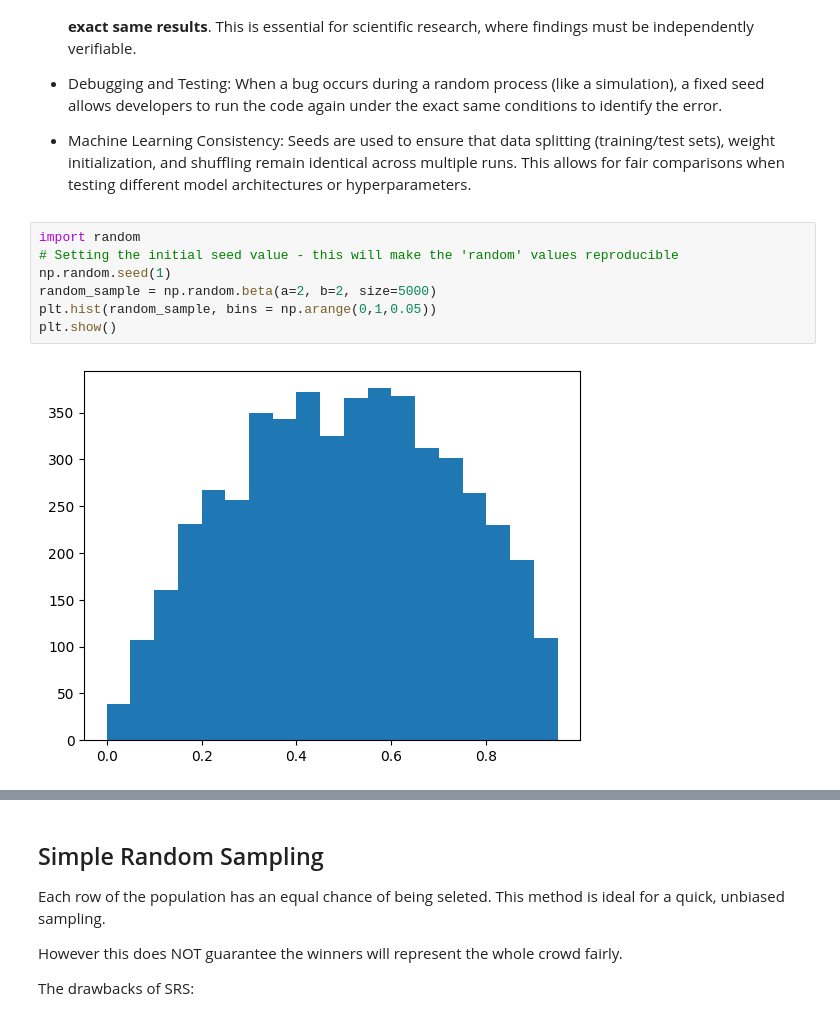
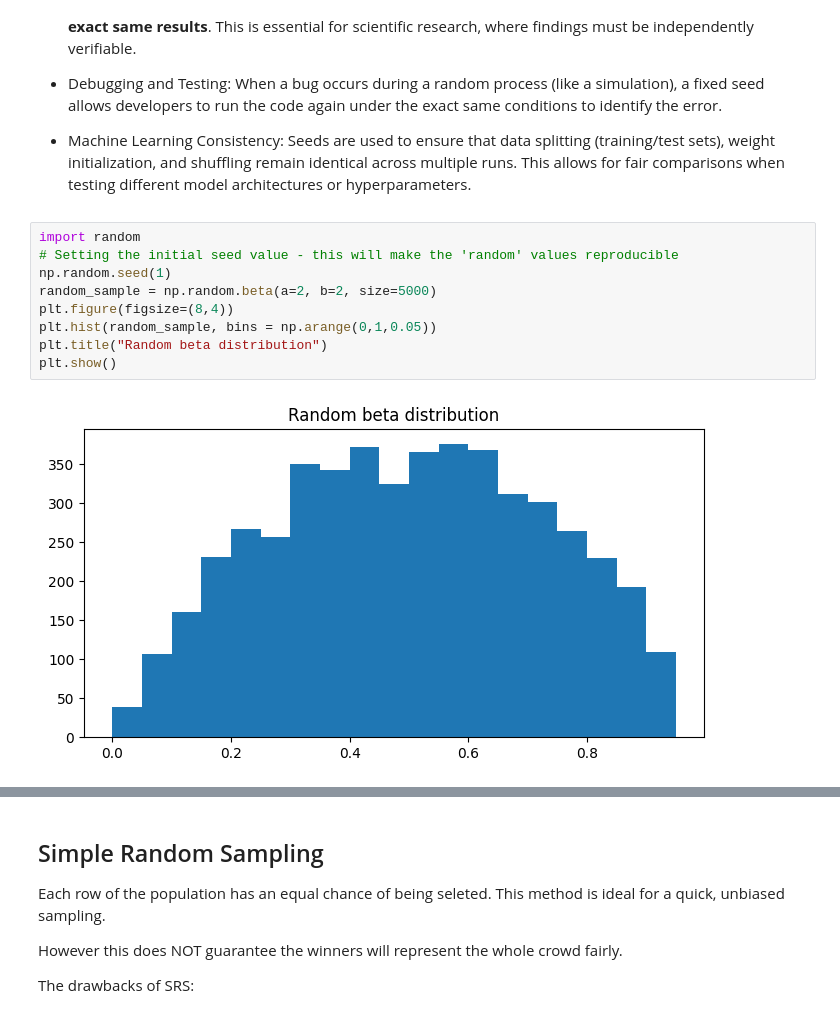
Before and after one commit to abhijeet-bhambere/python-ml-trail, a Jupyter notebook: sampling-in-python.ipynb, the cells around one changed output, grey strips where cells are left out. Cells and saved outputs as stored; diff of their text form.

```diff
--- a/sampling-in-python.ipynb
+++ b/sampling-in-python.ipynb
@@ -134,12 +135,14 @@ The first random no. is called 'seed value'. The next subsequent 'random' no. is
 # %%
 import random
 # Setting the initial seed value - this will make the 'random' values reproducible
 np.random.seed(1)
 random_sample = np.random.beta(a=2, b=2, size=5000)
+plt.figure(figsize=(8,4))
 plt.hist(random_sample, bins = np.arange(0,1,0.05))
+plt.title("Random beta distribution")
 plt.show()
 # %% [output]
-[figure, old version]
+[figure, new version]
 # %%
 # a random normal distribution with
 random_normal_smple = np.random.normal(loc= 3, scale=1.5, size= 100)
```
Also changed, not shown: parts of 26 cells of this notebook.
